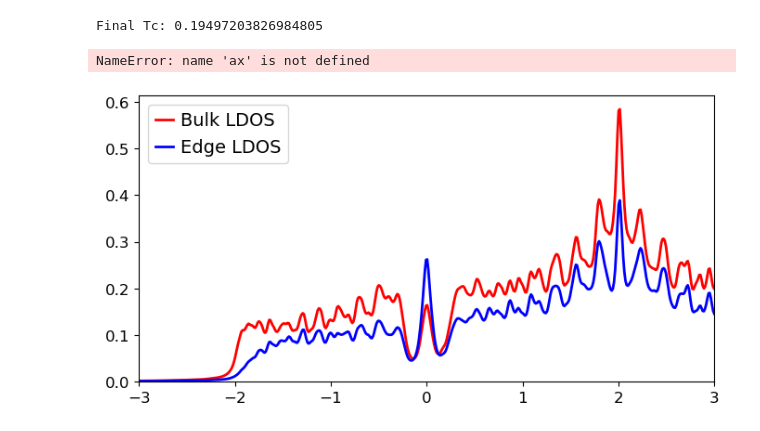
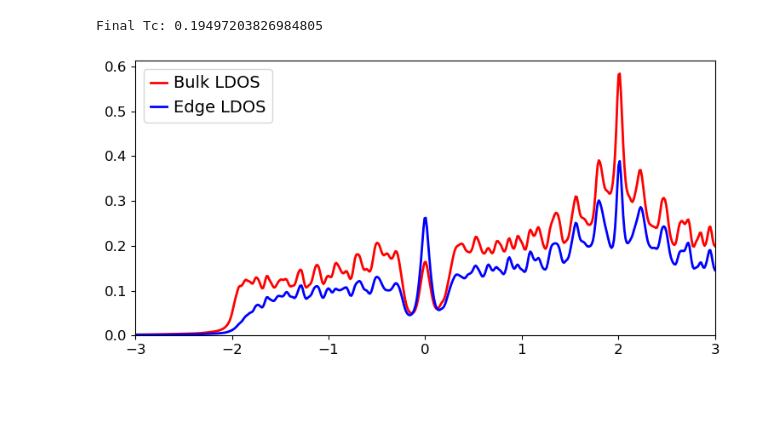
Before and after one commit to emilssp/master-thesis-codebase, a Jupyter notebook: notebooks/test.ipynb, the cells around one changed output. Drawn from its saved outputs; the diff is of its cells as text; code cells hidden in the pictures; blank space fills up the shorter version.

```diff
--- a/notebooks/test.ipynb
+++ b/notebooks/test.ipynb
@@ -181,35 +181,24 @@ for i, j in lattice.edges:
 
 
 energies = cp.linspace(-3,3,500)
-tdos, ldos_edge, ldos_bulk = H.ldos(energies,lattice, eta=0.04)
+tdos, ldos_edge, ldos_bulk = H.ldos(energies, eta=0.04)
 # %%
 plt.figure(figsize=(8,4))
 plt.plot(cp.asnumpy(energies), cp.asnumpy(ldos_bulk),label='Bulk LDOS', color='red', lw=2)
 plt.plot(cp.asnumpy(energies), cp.asnumpy(ldos_edge),label='Edge LDOS', color='blue', lw=2)
 # plt.plot(cp.asnumpy(energies), cp.asnumpy(tdos),label='Total DOS', color='black', lw=2)
 plt.legend(fontsize=14,loc='upper left', handlelength=1.0, handletextpad=0.4)
 plt.ylim(0,None)
 plt.xticks(fontsize=12)
 plt.yticks(fontsize=12)
 plt.xlim(-3,3)
 # remove per-axis labels if you want only global ones
-for a in ax:
-    a.label_outer()
-
-ax[0].text(0.95, 0.95, "(a)", transform=ax[0].transAxes,
-           fontsize=16, va="top", ha="right")
-ax[1].text(0.95, 0.95, "(b)", transform=ax[1].transAxes,
-           fontsize=16, va="top", ha="right")
-ax[0].tick_params(axis="both", labelsize=12)
-ax[1].tick_params(axis="both", labelsize=12)
-
-fig.text(0.54, 0.04, "Energy $(E/t)$", ha="center", fontsize=16)
-fig.text(0.04, 0.5, "$D(E)$ ($t$ units)", va="center", rotation="vertical", fontsize=16)
+# plt.text(0.54, 0.04, "Energy $(E/t)$", ha="center", fontsize=16)
+# plt.text(0.04, 0.5, "$D(E)$ ($t$ units)", va="center", rotation="vertical", fontsize=16)
 
 plt.tight_layout(rect=[0.06, 0.055, 1, 1])
 plt.ylim(0, None)
 plt.xlim(-3, 3)
 plt.show()
 # %% [output]
-NameError: name 'ax' is not defined
-[figure, old version]
+[figure, new version]
```
Also changed, not shown: 2 other files.
